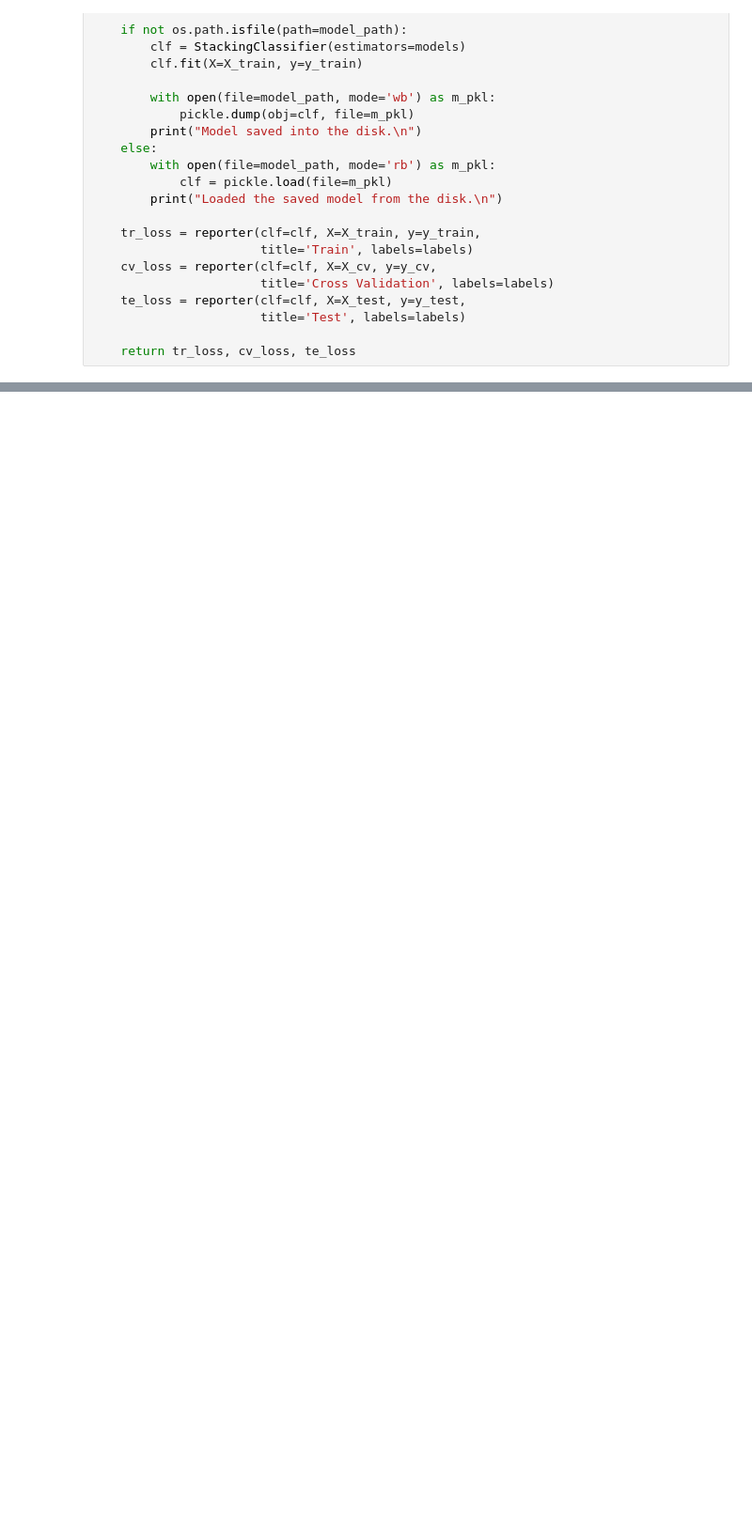
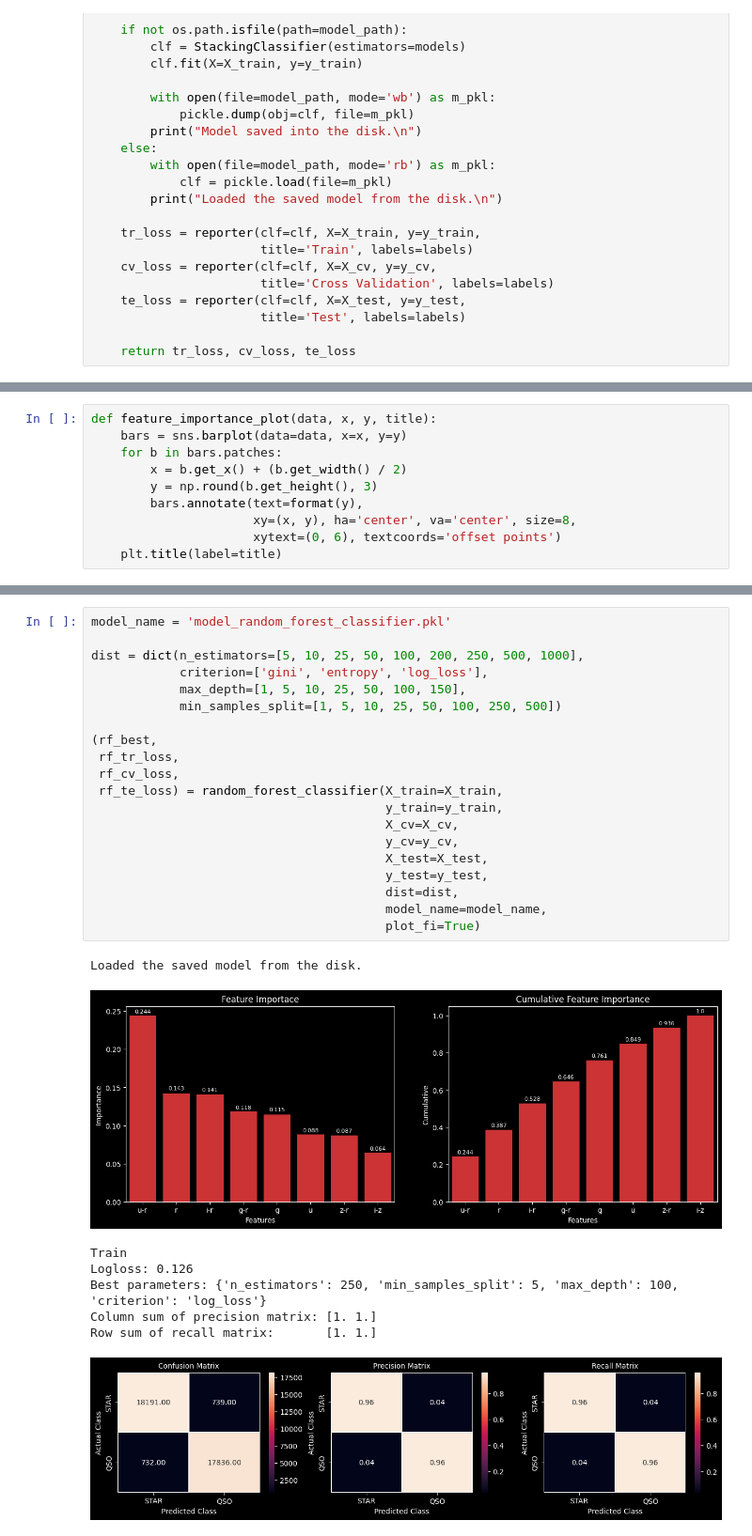
Before and after one commit to CVH-Research/ML-Star-Quasar-Distinction, a Jupyter notebook: Model_3.ipynb, the cells around one changed output, grey strips where cells are left out. Shown at 94% size. Cells and saved outputs as stored; diff of their text form; blank space fills up the shorter version.

```diff
--- a/Model_3.ipynb
+++ b/Model_3.ipynb
@@ -572,0 +679,10 @@ weighted avg       0.90      0.90      0.90     20000
+# %%
+def feature_importance_plot(data, x, y, title):
+    bars = sns.barplot(data=data, x=x, y=y)
+    for b in bars.patches:
+        x = b.get_x() + (b.get_width() / 2)
+        y = np.round(b.get_height(), 3)
+        bars.annotate(text=format(y),
+                      xy=(x, y), ha='center', va='center', size=8,
+                      xytext=(0, 6), textcoords='offset points')
+    plt.title(label=title)
@@ -572,0 +751,29 @@ weighted avg       0.90      0.90      0.90     20000
+# %%
+model_name = 'model_random_forest_classifier.pkl'
+
+dist = dict(n_estimators=[5, 10, 25, 50, 100, 200, 250, 500, 1000],
+            criterion=['gini', 'entropy', 'log_loss'],
+            max_depth=[1, 5, 10, 25, 50, 100, 150],
+            min_samples_split=[1, 5, 10, 25, 50, 100, 250, 500])
+
+(rf_best,
+ rf_tr_loss,
+ rf_cv_loss,
+ rf_te_loss) = random_forest_classifier(X_train=X_train,
+                                        y_train=y_train,
+                                        X_cv=X_cv,
+                                        y_cv=y_cv,
+                                        X_test=X_test,
+                                        y_test=y_test,
+                                        dist=dist,
+                                        model_name=model_name,
+                                        plot_fi=True)
+# %% [output]
+Loaded the saved model from the disk.
+[figure, added]
+Train
+Logloss: 0.126
+Best parameters: {'n_estimators': 250, 'min_samples_split': 5, 'max_depth': 100, 'criterion': 'log_loss'}
+Column sum of precision matrix: [1. 1.]
+Row sum of recall matrix:       [1. 1.]
+[figure, added]
```
Also changed, not shown: parts of 13 cells of this notebook, 8 other files.
